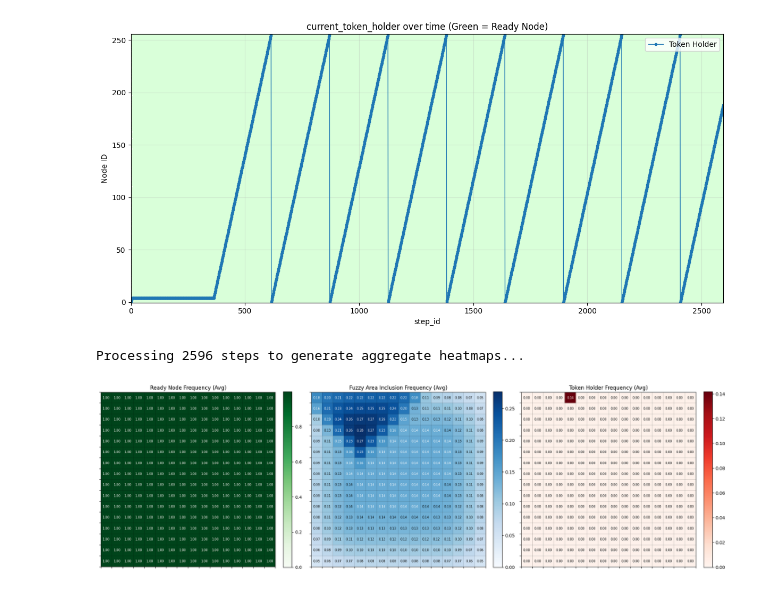
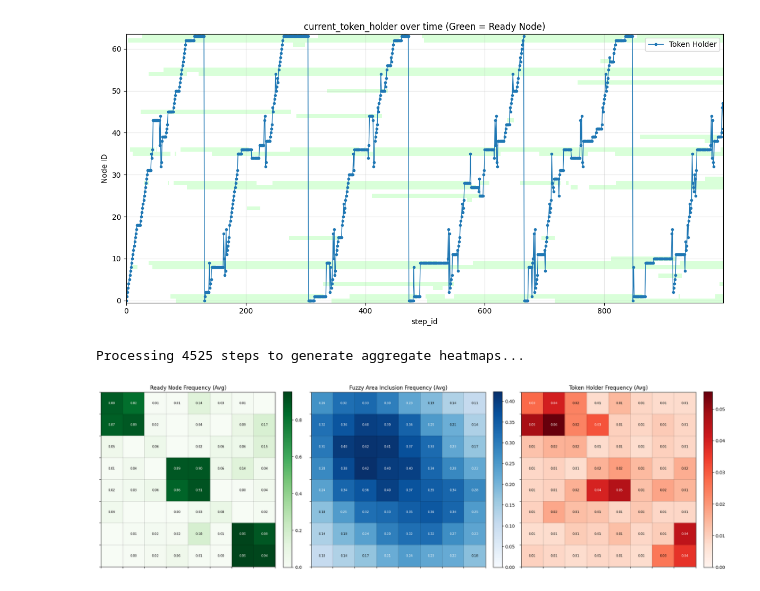
Before and after one commit to Jain-Nishkarsh/WiNoC-SOP, a Jupyter notebook: results/evaluate.ipynb, the cells around one changed output. Cells and saved outputs as stored; diff of their text form; code cells hidden in the pictures.

```diff
--- a/results/evaluate.ipynb
+++ b/results/evaluate.ipynb
@@ -452,7 +452,7 @@ import matplotlib.pyplot as plt
 import numpy as np
 from matplotlib.colors import ListedColormap
 
-CSV_PATH = "../bin/fuzzy_test_swj_16x16.csv"
+CSV_PATH = "../bin/fuzzy_test_swj_spatial.csv"
 
 # Read CSV, ensuring ready_nodes is read as string to preserve leading zeros
 df = pd.read_csv(CSV_PATH, dtype={'ready_nodes': str})
@@ -504,19 +504,19 @@ plt.legend(loc="upper right")
 plt.tight_layout()
 plt.show()
 # %% [output]
-[figure, old version]
+[figure, new version]
 # %%
 import pandas as pd
 import matplotlib.pyplot as plt
 import numpy as np
 
-CSV_PATH = "../bin/fuzzy_test_swj_16x16.csv"
+CSV_PATH = "../bin/fuzzy_test_swj_spatial.csv"
 
 # Read CSV
 df = pd.read_csv(CSV_PATH, dtype={'ready_nodes': str, 'fa_nodes': str})
 
 # Grid setup
-dim_x, dim_y = 16, 16
+dim_x, dim_y = 8, 8
 total_steps = len(df)
 
 # Initialize accumulators
@@ -560,32 +560,32 @@ def plot_heatmap(ax, data, title, cmap_name):
     im = ax.imshow(data, cmap=cmap_name, origin='upper', vmin=0)
     ax.set_title(title)
     fig.colorbar(im, ax=ax, fraction=0.046, pad=0.04)
 
     # Grid lines
     ax.set_xticks(np.arange(-.5, dim_x, 1))
     ax.set_yticks(np.arange(-.5, dim_y, 1))
     ax.set_xticklabels([])
     ax.set_yticklabels([])
     ax.grid(color='black', linestyle='-', linewidth=0.5, alpha=0.3)
 
     # Add text annotations for node IDs (optional)
     # Only show if value is significant to avoid clutter
     max_val = np.max(data)
     for y in range(dim_y):
         for x in range(dim_x):
             val = data[y, x]
             # Show value if it's non-negligible
             if val > 0.001:
                 text_color = 'white' if val > max_val/2 else 'black'
                 ax.text(x, y, f"{val:.2f}", ha='center', va='center',
                         color=text_color, fontsize=7)
 
 plot_heatmap(axes[0], ready_freq, "Ready Node Frequency (Avg)", "Greens")
 plot_heatmap(axes[1], fa_freq, "Fuzzy Area Inclusion Frequency (Avg)", "Blues")
 plot_heatmap(axes[2], holder_freq, "Token Holder Frequency (Avg)", "Reds")
 
 plt.tight_layout()
 plt.show()
 # %% [output]
-Processing 2596 steps to generate aggregate heatmaps...
+Processing 4525 steps to generate aggregate heatmaps...
-[figure, old version]
+[figure, new version]
```
Also changed, not shown: parts of 1 cell of this notebook, 7 other files.
